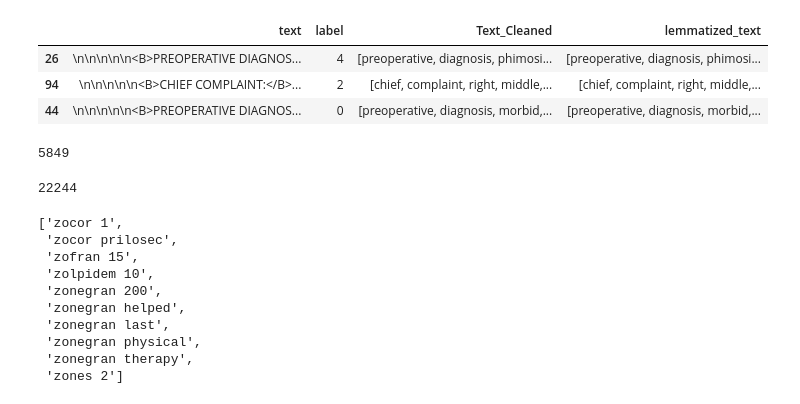
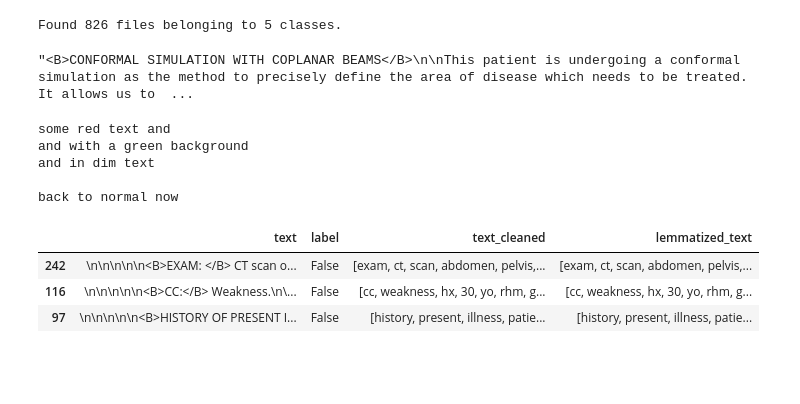
Before and after one commit to fhebal/NLP-MedicalNote-Classifier, a Jupyter notebook: NLPClinicalNotes-LR.ipynb, the cells around one changed output. Drawn from its saved outputs; the diff is of its cells as text; code cells hidden in the pictures; blank space fills up the shorter version.

```diff
--- a/NLPClinicalNotes-LR.ipynb
+++ b/NLPClinicalNotes-LR.ipynb
@@ -142,14 +0,0 @@ Using 661 files for training.
-# %%
-train_data
-
-text_l = []
-label_l = []
-for row in range(len(train_data)):
-    try:
-        text_l.append(train_data[row][0][0].decode('us-ascii'))
-        label_l.append(train_data[row][1][0])
-    except:
-        continue
-
-df = pd.DataFrame(zip(text_l, label_l), columns=['text', 'label']).head(100)
-df
@@ -294,8 +117,37 @@ lemmatized_words(df.Text_Cleaned)
+# %%
+data = tf.keras.preprocessing.text_dataset_from_directory(
+    directory,
+    batch_size=1,
+    seed=42)
+data = np.stack(list(data))
+df = np_to_pandas(data)
+df['text_cleaned'] = list(map(clean_text, df.text))
+lemmatized_words(df)
+# %% [output]
+Found 826 files belonging to 5 classes.
+# %%
+input_string = df['text'].sample(1).values[0].strip()
+input_string
+# %% [output]
+"<B>CONFORMAL SIMULATION WITH COPLANAR BEAMS</B>\n\nThis patient is undergoing a conformal simulation as the method to precisely define the area of disease which needs to be treated.  It allows us to  ...
+# %%
+from colorama import Fore, Back, Style
+print(Fore.RED + 'some red text' + Style.RESET_ALL + ' and ')
+print(Back.GREEN + 'and with a green background')
+print(Style.DIM + 'and in dim text')
+print(Style.RESET_ALL)
+print('back to normal now')
+# %% [output]
+some red text and
+and with a green background
+and in dim text
+
+back to normal now
 # %%
 pd.set_option('max_colwidth', 500)
-df[['text', 'label', 'Text_Cleaned', 'lemmatized_text']].sample(3)
+df[['text', 'label', 'text_cleaned', 'lemmatized_text']].sample(3)
 # %% [output]
-|  | text | label | Text_Cleaned | lemmatized_text |
-| 26 | \n\n\n\n\n<B>PREOPERATIVE DIAGNOS... | 4 | [preoperative, diagnosis, phimosi... | [preoperative, diagnosis, phimosi... |
-| 94 | \n\n\n\n\n<B>CHIEF COMPLAINT:</B>... | 2 | [chief, complaint, right, middle,... | [chief, complaint, right, middle,... |
-| 44 | \n\n\n\n\n<B>PREOPERATIVE DIAGNOS... | 0 | [preoperative, diagnosis, morbid,... | [preoperative, diagnosis, morbid,... |
+|  | text | label | text_cleaned | lemmatized_text |
+| 242 | \n\n\n\n\n<B>EXAM: </B> CT scan o... | False | [exam, ct, scan, abdomen, pelvis,... | [exam, ct, scan, abdomen, pelvis,... |
+| 116 | \n\n\n\n\n<B>CC:</B> Weakness.\n\... | False | [cc, weakness, hx, 30, yo, rhm, g... | [cc, weakness, hx, 30, yo, rhm, g... |
+| 97 | \n\n\n\n\n<B>HISTORY OF PRESENT I... | False | [history, present, illness, patie... | [history, present, illness, patie... |
@@ -304,30 +154,10 @@ df['label'] = df['label'] == 3
 # %%
 bow_converter = CountVectorizer(tokenizer=lambda doc: doc, lowercase=False)
-x = bow_converter.fit_transform(df['Text_Cleaned'])
-
+x = bow_converter.fit_transform(df['text_cleaned'])
 words = bow_converter.get_feature_names()
-len(words)
-# %% [output]
-5849
 # %%
 bigram_converter = CountVectorizer(tokenizer=lambda doc: doc, ngram_range=[2,2], lowercase=False)
-x2 = bigram_converter.fit_transform(df['Text_Cleaned'])
+x2 = bigram_converter.fit_transform(df['text_cleaned'])
 bigrams = bigram_converter.get_feature_names()
-len(bigrams)
-# %% [output]
-22244
-# %%
-bigrams[-10:]
-# %% [output]
-['zocor 1',
- 'zocor prilosec',
- 'zofran 15',
- 'zolpidem 10',
- 'zonegran 200',
- 'zonegran helped',
- 'zonegran last',
- 'zonegran physical',
- 'zonegran therapy',
- 'zones 2']
 # %%
 trigram_converter = CountVectorizer(tokenizer=lambda doc: doc, ngram_range=[3,3], lowercase=False)
```
Also changed, not shown: parts of 33 cells of this notebook, 1 other file.
